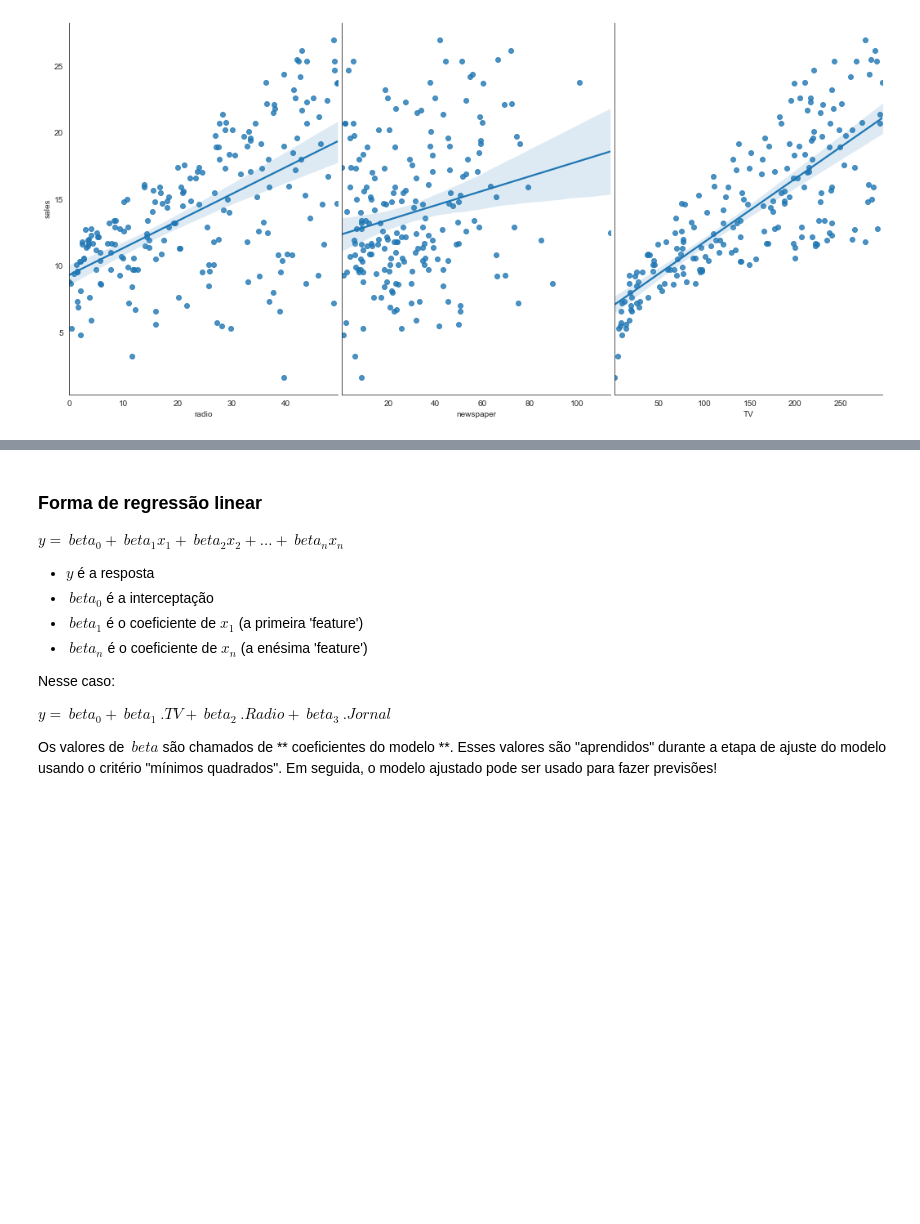
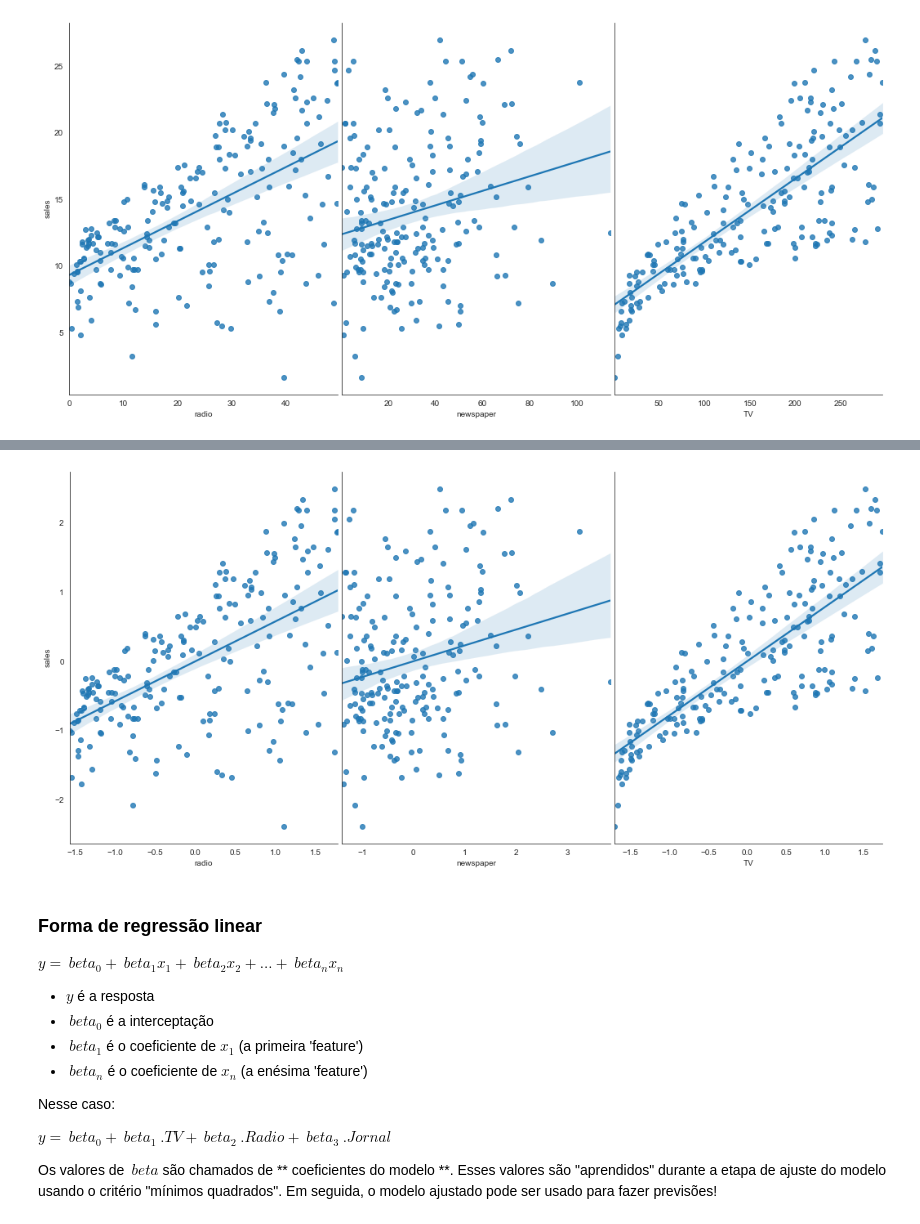
Before and after one commit to andersonmgomes/enap_bootcamp, a Jupyter notebook: 20211123-AulaTarde/exercicio_publicidade_reglinear_resolvido.ipynb, the cells around one changed output, grey strips where cells are left out. Saved outputs shown, nothing was run; the diff lists cells and outputs as text; code cells hidden in the pictures; blank space fills up the shorter version.

```diff
--- a/20211123-AulaTarde/exercicio_publicidade_reglinear_resolvido.ipynb
+++ b/20211123-AulaTarde/exercicio_publicidade_reglinear_resolvido.ipynb
@@ -115,3 +176,9 @@ sns.pairplot(df, x_vars=['radio','newspaper','TV'], y_vars='sales',
+# %%
+sns.set_style("white")
+sns.pairplot(df_norm, x_vars=['radio','newspaper','TV'], y_vars='sales',
+             height=7, aspect=0.7, kind='reg');
+# %% [output]
+[figure, added]
 # %% [markdown]
 ### Forma de regressão linear
 
```
Also changed, not shown: parts of 4 cells of this notebook, 8 other files.
